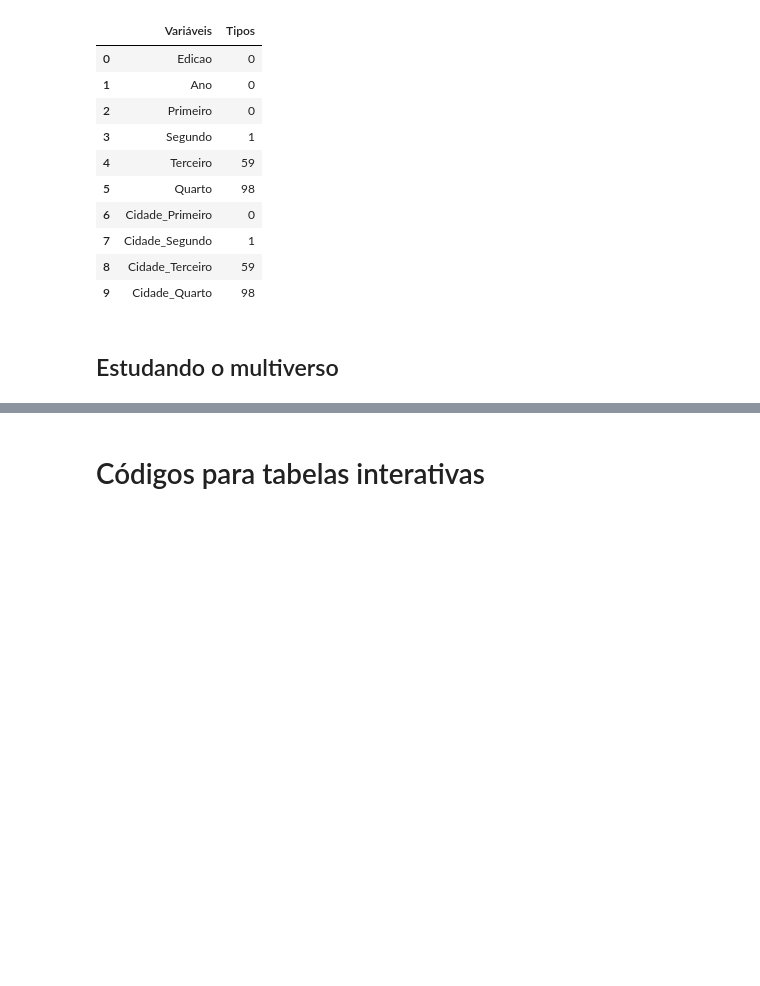
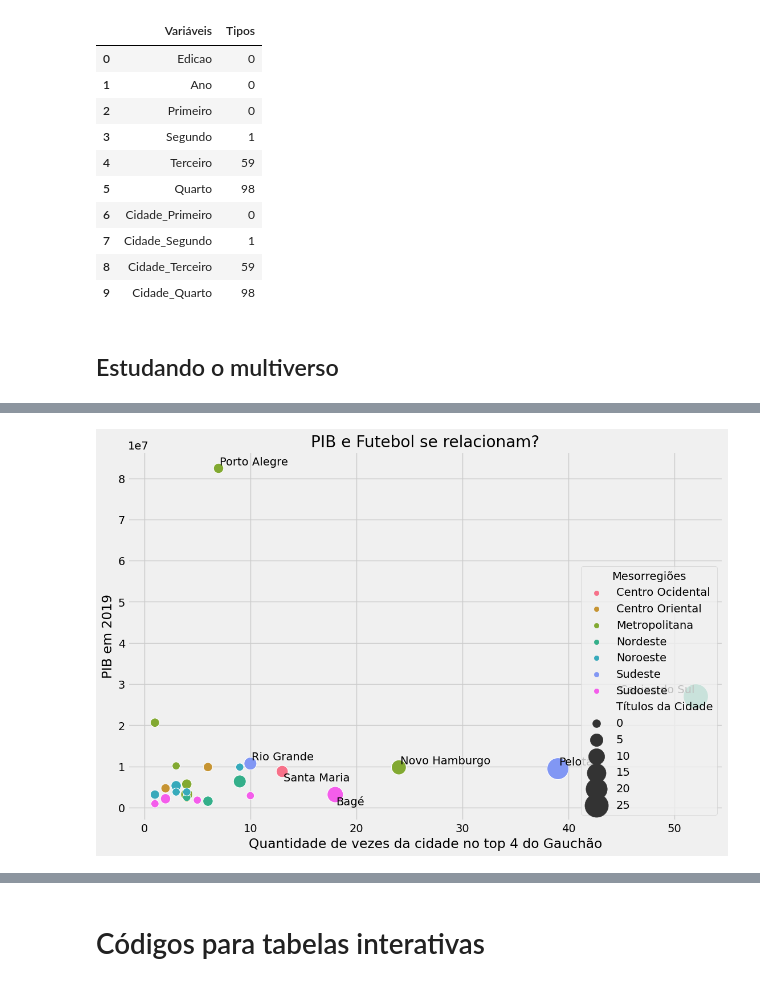
Before and after one commit to VitorBSP/Multiverso_greNAL, a Jupyter notebook: analise.ipynb, the cells around one changed output, grey strips where cells are left out. Cells and saved outputs as stored; diff of their text form; code cells hidden in the pictures; blank space fills up the shorter version.

```diff
--- a/analise.ipynb
+++ b/analise.ipynb
@@ -464,0 +477,7 @@ times.sort_values(by='Fundacao', ignore_index=True).head(15)
+# %%
+graphics_point(cidades[cidades['Vezes_top_4_Multiverso'] > 0 ], x='Vezes_top_4_Multiverso', y='PIB_2019', size='Quantidade_Primeiro_Multiverso', text_label='Cidade', hue='Mesorregioes',
+                title='PIB e Futebol se relacionam?', xlabel='Quantidade de vezes da cidade no top 4 do Gauchão', ylabel='PIB em 2019',
+                label_legend='Títulos da Cidade', title_legend='Mesorregiões',
+                high=['Porto Alegre', 'Pelotas', 'Caxias do Sul', 'Bagé', 'Rio Grande', 'Santa Maria', 'Novo Hamburgo'] )
+# %% [output]
+[figure, added]
```
Also changed, not shown: parts of 26 cells of this notebook.
